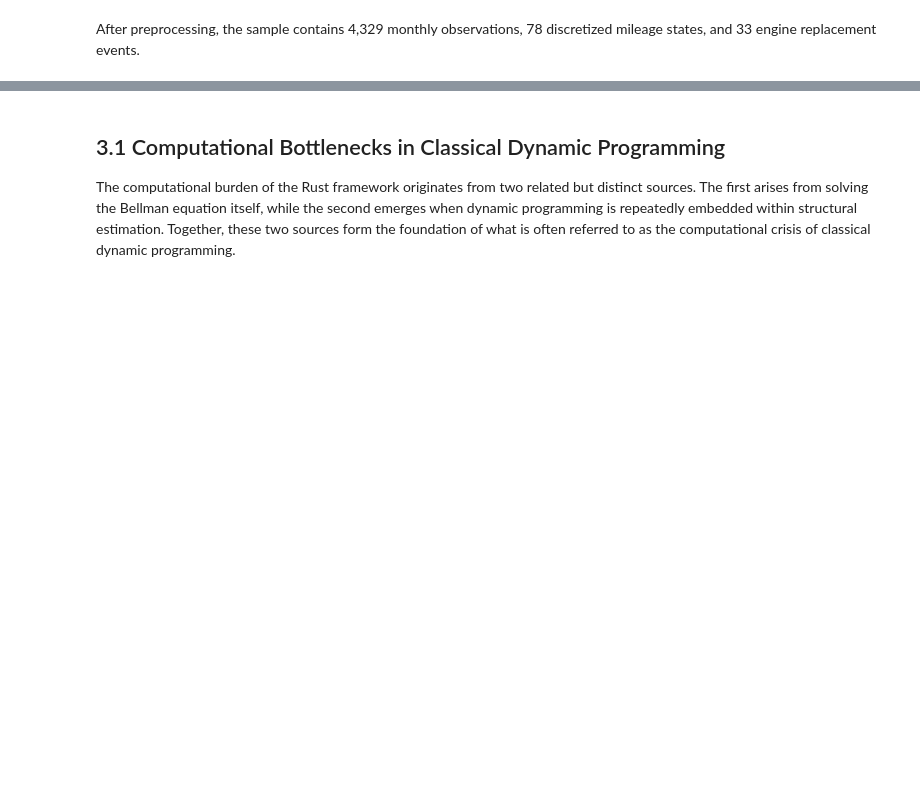
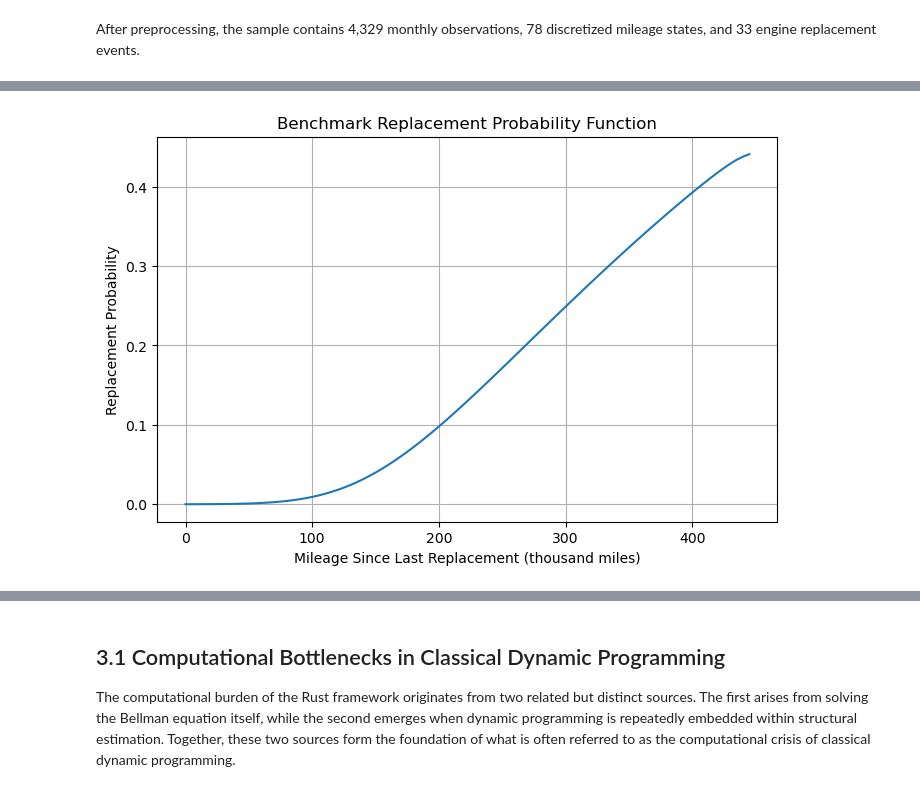
Before and after one commit to Wenxin-Lyu/Neural_Approximation_Rust_Benchmark, a Jupyter notebook: notebooks/main.ipynb, the cells around one changed output, grey strips where cells are left out. Saved outputs shown, nothing was run; the diff lists cells and outputs as text; code cells hidden in the pictures; blank space fills up the shorter version.

```diff
--- a/notebooks/main.ipynb
+++ b/notebooks/main.ipynb
@@ -501,0 +774,20 @@ The policy function exhibits a clear threshold structure. For lower mileage stat
+# %%
+# Compute benchmark replacement probabilities from the action-value functions using the Rust logit choice rule.
+max_Q = np.maximum(Q_keep, Q_replace)
+
+prob_replace = np.exp(Q_replace - max_Q) / (
+    np.exp(Q_keep - max_Q) + np.exp(Q_replace - max_Q)
+)
+
+plt.figure(figsize=(8, 5))
+
+plt.plot(states * 5000 * 0.001, prob_replace)
+
+plt.xlabel("Mileage Since Last Replacement (thousand miles)")
+plt.ylabel("Replacement Probability")
+plt.title("Benchmark Replacement Probability Function")
+
+plt.grid(True)
+plt.show()
+# %% [output]
+[figure, added]
```
Also changed, not shown: parts of 68 cells of this notebook, 2 other files.
